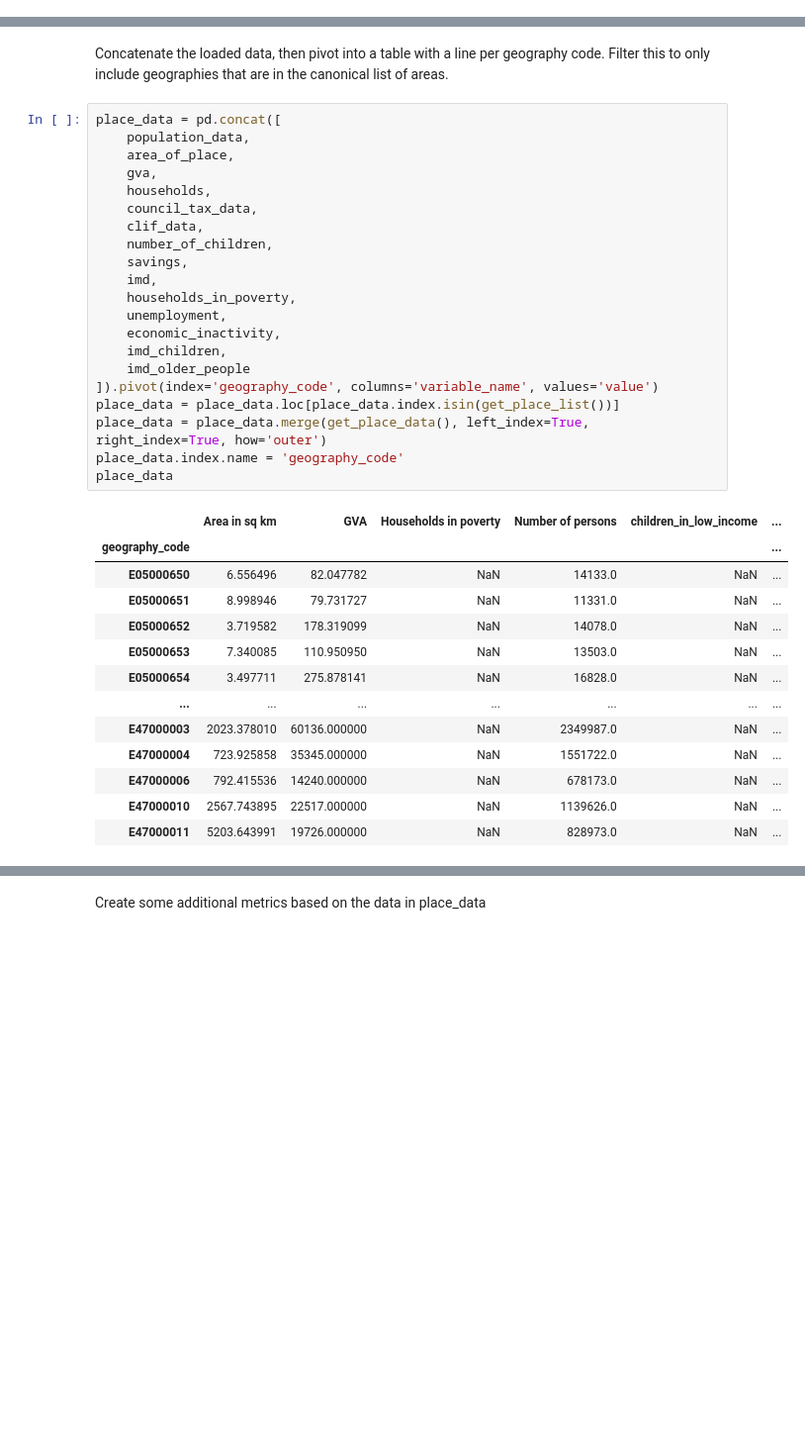
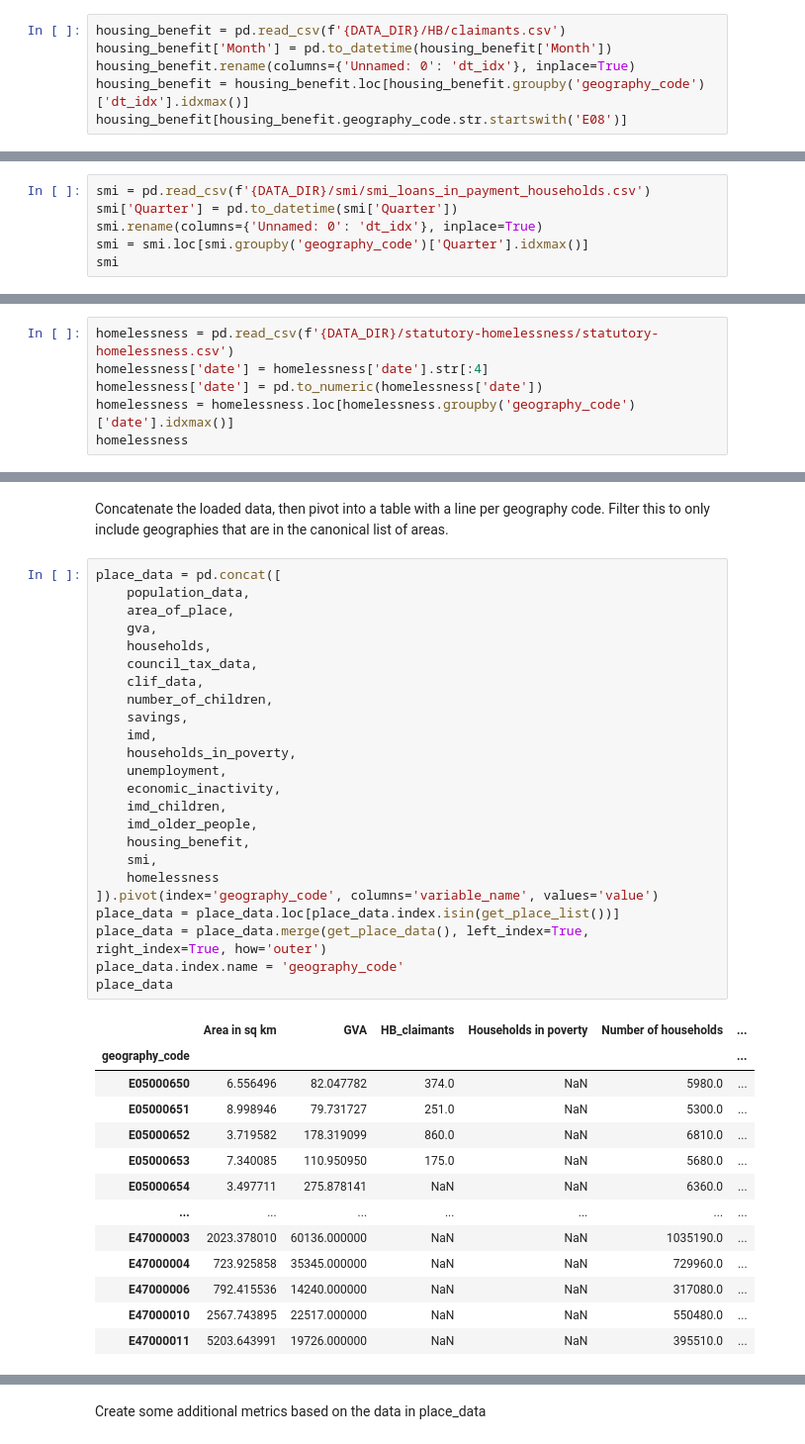
Before and after one commit to open-innovations/jrf-insight, a Jupyter notebook: pipelines/place/transform.ipynb, the cells around one changed output, grey strips where cells are left out. Shown at 99% size. Drawn from its saved outputs; the diff is of its cells as text; blank space fills up the shorter version.

```diff
--- a/pipelines/place/transform.ipynb
+++ b/pipelines/place/transform.ipynb
@@ -237 +225,7 @@ economic_inactivity
 78 rows × 6 columns
+# %%
+housing_benefit = pd.read_csv(f'{DATA_DIR}/HB/claimants.csv')
+housing_benefit['Month'] = pd.to_datetime(housing_benefit['Month'])
+housing_benefit.rename(columns={'Unnamed: 0': 'dt_idx'}, inplace=True)
+housing_benefit = housing_benefit.loc[housing_benefit.groupby('geography_code')['dt_idx'].idxmax()]
+housing_benefit[housing_benefit.geography_code.str.startswith('E08')]
@@ -237,0 +250,6 @@ economic_inactivity
+# %%
+smi = pd.read_csv(f'{DATA_DIR}/smi/smi_loans_in_payment_households.csv')
+smi['Quarter'] = pd.to_datetime(smi['Quarter'])
+smi.rename(columns={'Unnamed: 0': 'dt_idx'}, inplace=True)
+smi = smi.loc[smi.groupby('geography_code')['Quarter'].idxmax()]
+smi
@@ -237,0 +261,6 @@ economic_inactivity
+# %%
+homelessness = pd.read_csv(f'{DATA_DIR}/statutory-homelessness/statutory-homelessness.csv')
+homelessness['date'] = homelessness['date'].str[:4]
+homelessness['date'] = pd.to_numeric(homelessness['date'])
+homelessness = homelessness.loc[homelessness.groupby('geography_code')['date'].idxmax()]
+homelessness
@@ -240,35 +310,38 @@ Concatenate the loaded data, then pivot into a table with a line per geography c
 # %%
 place_data = pd.concat([
     population_data,
     area_of_place,
     gva,
     households,
     council_tax_data,
     clif_data,
     number_of_children,
     savings,
     imd,
     households_in_poverty,
     unemployment,
     economic_inactivity,
     imd_children,
-    imd_older_people
+    imd_older_people,
+    housing_benefit,
+    smi,
+    homelessness
 ]).pivot(index='geography_code', columns='variable_name', values='value')
 place_data = place_data.loc[place_data.index.isin(get_place_list())]
 place_data = place_data.merge(get_place_data(), left_index=True, right_index=True, how='outer')
 place_data.index.name = 'geography_code'
 place_data
 # %% [output]
-|  | Area in sq km | GVA | Households in poverty | Number of persons | children_in_low_income | ... |
+|  | Area in sq km | GVA | HB_claimants | Households in poverty | Number of households | ... |
 | geography_code |  |  |  |  |  | ... |
-| E05000650 | 6.556496 | 82.047782 | NaN | 14133.0 | NaN | ... |
-| E05000651 | 8.998946 | 79.731727 | NaN | 11331.0 | NaN | ... |
-| E05000652 | 3.719582 | 178.319099 | NaN | 14078.0 | NaN | ... |
-| E05000653 | 7.340085 | 110.950950 | NaN | 13503.0 | NaN | ... |
-| E05000654 | 3.497711 | 275.878141 | NaN | 16828.0 | NaN | ... |
+| E05000650 | 6.556496 | 82.047782 | 374.0 | NaN | 5980.0 | ... |
+| E05000651 | 8.998946 | 79.731727 | 251.0 | NaN | 5300.0 | ... |
+| E05000652 | 3.719582 | 178.319099 | 860.0 | NaN | 6810.0 | ... |
+| E05000653 | 7.340085 | 110.950950 | 175.0 | NaN | 5680.0 | ... |
+| E05000654 | 3.497711 | 275.878141 | NaN | NaN | 6360.0 | ... |
 | ... | ... | ... | ... | ... | ... | ... |
-| E47000003 | 2023.378010 | 60136.000000 | NaN | 2349987.0 | NaN | ... |
-| E47000004 | 723.925858 | 35345.000000 | NaN | 1551722.0 | NaN | ... |
-| E47000006 | 792.415536 | 14240.000000 | NaN | 678173.0 | NaN | ... |
-| E47000010 | 2567.743895 | 22517.000000 | NaN | 1139626.0 | NaN | ... |
-| E47000011 | 5203.643991 | 19726.000000 | NaN | 828973.0 | NaN | ... |
+| E47000003 | 2023.378010 | 60136.000000 | NaN | NaN | 1035190.0 | ... |
+| E47000004 | 723.925858 | 35345.000000 | NaN | NaN | 729960.0 | ... |
+| E47000006 | 792.415536 | 14240.000000 | NaN | NaN | 317080.0 | ... |
+| E47000010 | 2567.743895 | 22517.000000 | NaN | NaN | 550480.0 | ... |
+| E47000011 | 5203.643991 | 19726.000000 | NaN | NaN | 395510.0 | ... |
```
Also changed, not shown: parts of 7 cells of this notebook, 10 other files.
